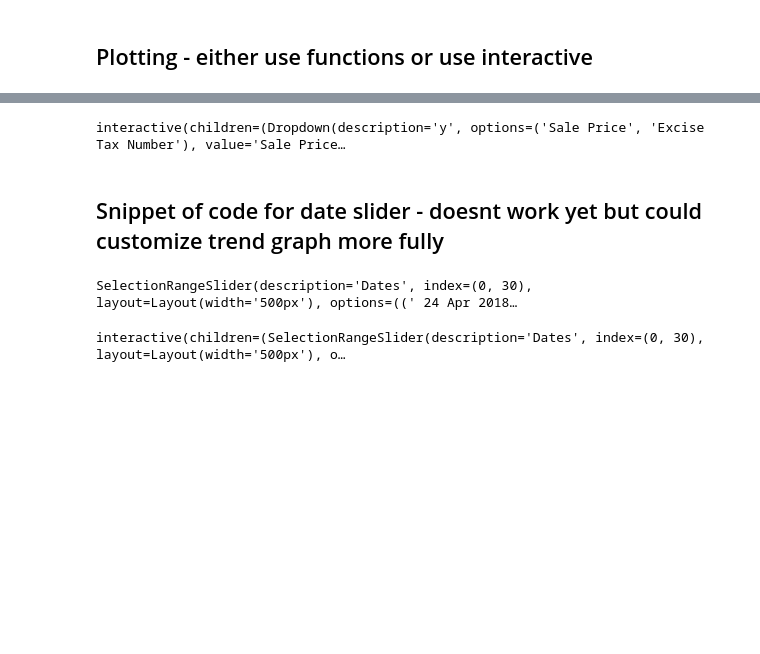
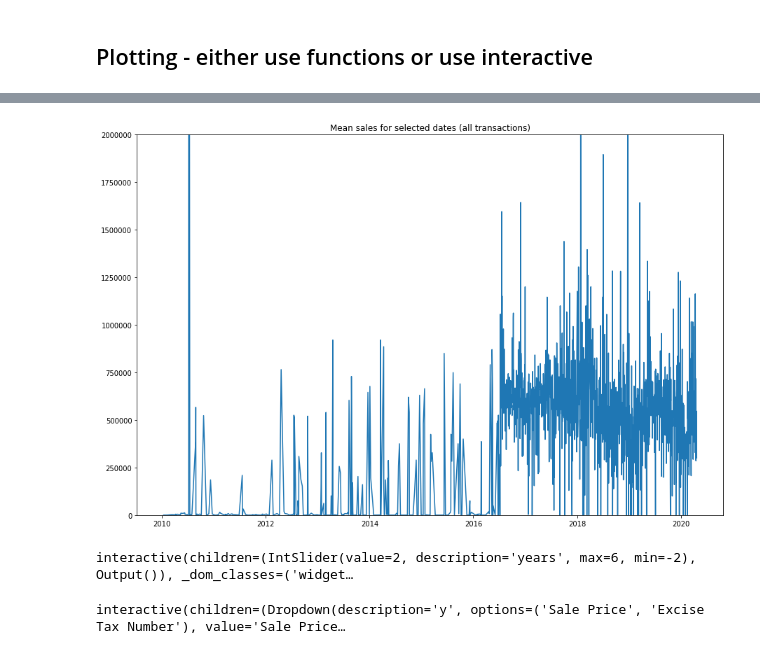
Before and after one commit to mweath/data515_project, a Jupyter notebook: code/visualization_wip.ipynb, the cells around one changed output, grey strips where cells are left out. Drawn from its saved outputs; the diff is of its cells as text; code cells hidden in the pictures; blank space fills up the shorter version.

```diff
--- a/code/visualization_wip.ipynb
+++ b/code/visualization_wip.ipynb
@@ -109,3 +178,23 @@ def trend_plot(data=kc_aggregate, trend_variable='Sale Price'):
+# %%
+#interactive trend plot - x range
+fig = plt.figure()
+ax = plt.axes()
+x = kc_aggregate.index
+y = kc_aggregate['Sale Price']
+ax.plot(x, y)
+#ax.set_xlim([min(date_range), max(date_range)])
+
+plt.title('Mean sales for selected dates (all transactions)')
+ax.set_ylim([0,2000000])
+
+def update(years = 2):
+    ax.set_xlim([datetime.date(2020-years, 1, 1),max(kc_aggregate.index)])
+    fig.canvas.draw_idle()
+
+interact(update);
+# %% [output]
+[figure, added]
+interactive(children=(IntSlider(value=2, description='years', max=6, min=-2), Output()), _dom_classes=('widget…
 # %%
 #interactive trend plot - select var of interest
 
@@ -117,40 +206,3 @@ interactive_plot = interactive(g, y=kc_aggregate.columns)
 interactive_plot
 # %% [output]
 interactive(children=(Dropdown(description='y', options=('Sale Price', 'Excise Tax Number'), value='Sale Price…
-# %% [markdown]
-## Snippet of code for date slider - doesnt work yet but could customize trend graph more fully
-# %%
-import ipywidgets as widgets
-import pandas as pd
-from datetime import datetime
-
-start_date = datetime(2018, 4, 24)
-end_date = datetime(2018, 5, 24)
-
-dates = pd.date_range(start_date, end_date, freq='D')
-
-options = [(date.strftime(' %d %b %Y '), date) for date in dates]
-index = (0, len(options)-1)
-
-selection_range_slider = widgets.SelectionRangeSlider(
-    options=options,
-    index=index,
-    description='Dates',
-    orientation='horizontal',
-    layout={'width': '500px'}
-)
-
-selection_range_slider
-# %% [output]
-SelectionRangeSlider(description='Dates', index=(0, 30), layout=Layout(width='500px'), options=((' 24 Apr 2018…
-# %%
-def print_date_range(date_range):
-    print(date_range)
-
-
-widgets.interact(
-    print_date_range,
-    date_range=selection_range_slider
-);
-# %% [output]
-interactive(children=(SelectionRangeSlider(description='Dates', index=(0, 30), layout=Layout(width='500px'), o…
```
Also changed, not shown: parts of 12 cells of this notebook, 2 other files.
